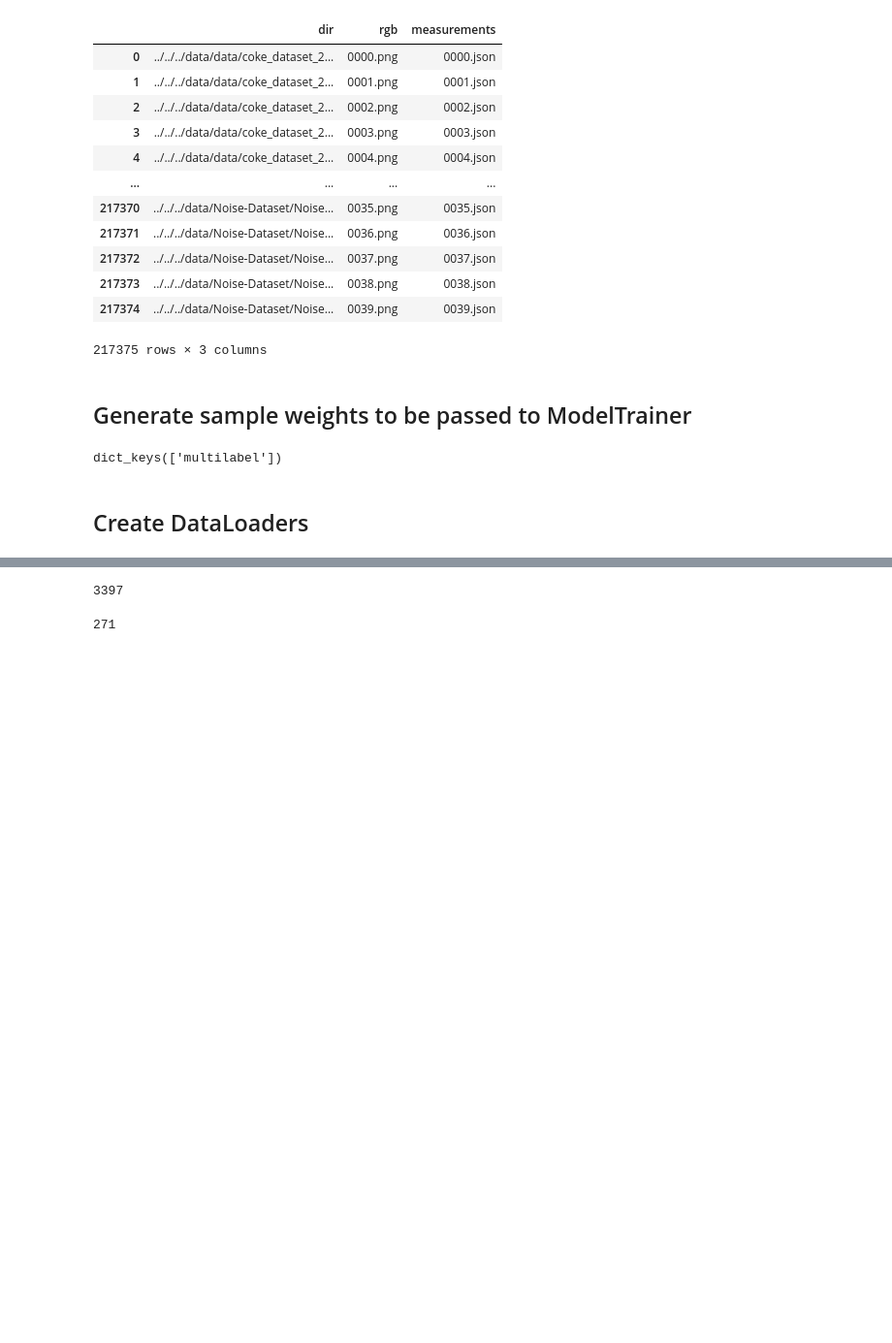
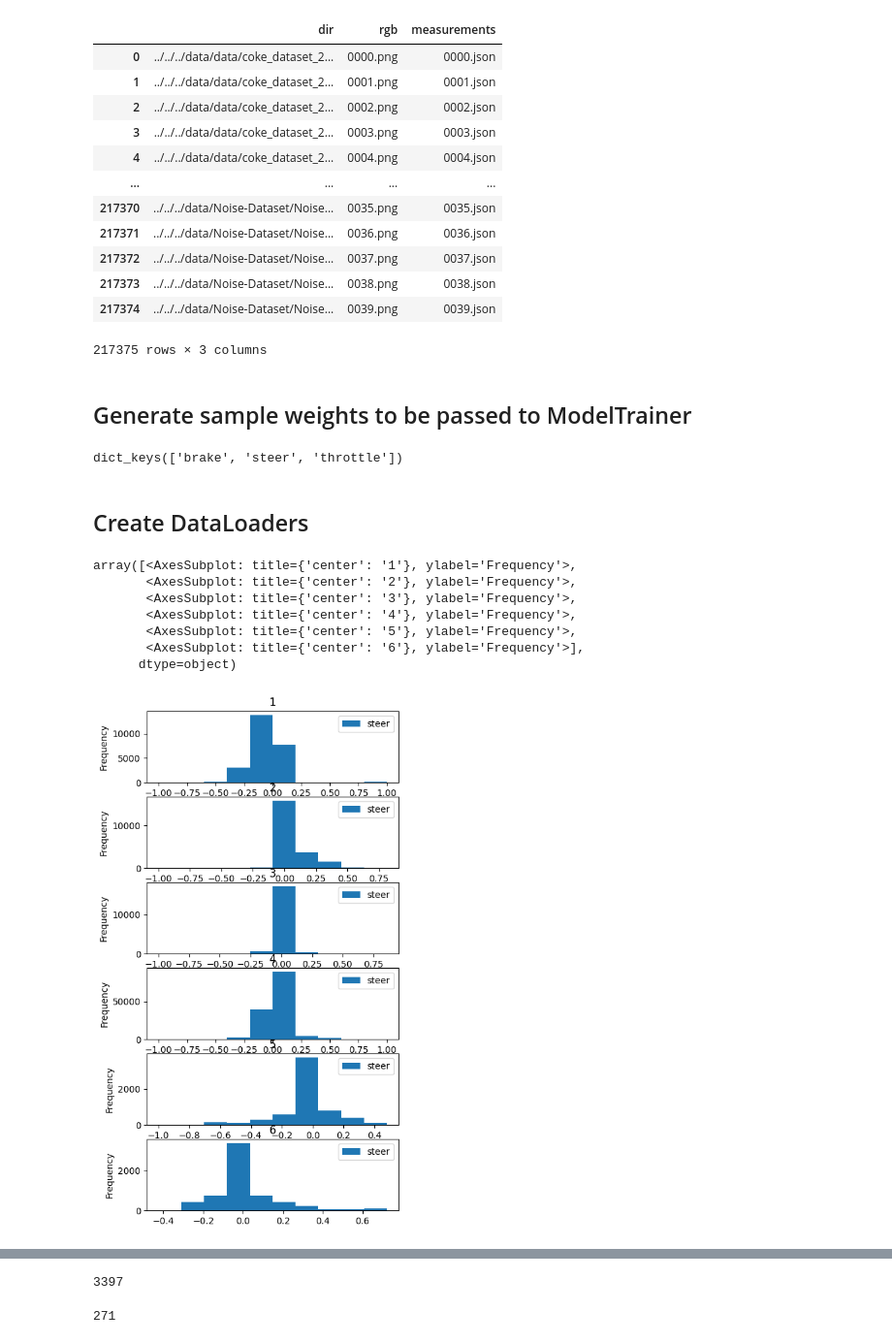
Before and after one commit to moritzwassmer/APPRAS_e2e_imitation, a Jupyter notebook: models/resnet_baseline/notebooks/run_model_trainer.ipynb, the cells around one changed output, grey strips where cells are left out. Shown at 97% size. Saved outputs shown, nothing was run; the diff lists cells and outputs as text; code cells hidden in the pictures; blank space fills up the shorter version.

```diff
--- a/models/resnet_baseline/notebooks/run_model_trainer.ipynb
+++ b/models/resnet_baseline/notebooks/run_model_trainer.ipynb
@@ -102,8 +102,8 @@ def load_sample_weights():
 sample_weights = None
 if use_balance_by_loss_weighting or use_balance_by_over_under_sampling:
     # Dictionary that saves all weights to all y variables
-    sample_weights = get_sample_weights_of_dataset(dataset_train, num_bins=10, multilabel_option=use_balance_by_over_under_sampling)
+    sample_weights = get_sample_weights_of_dataset(dataset_train, num_bins=10, multilabel_option=False) # TODO: Hacky False to try prob balacing only on steer
     # sample_weights = load_sample_weights()
     print(sample_weights.keys())
 # %% [output]
-dict_keys(['multilabel'])
+dict_keys(['brake', 'steer', 'throttle'])
@@ -112,4 +115,15 @@ dict_keys(['multilabel'])
 # %%
 df_meas_train = measurements_to_df(df_meta_data_train)
 df_meas_train["probs"] = sample_weights["multilabel"]
+# %%
+df_meas_train[["command", "steer"]].plot.hist(by="command", bins=10, figsize=(5, 10))
+# %% [output]
+array([<AxesSubplot: title={'center': '1'}, ylabel='Frequency'>,
+       <AxesSubplot: title={'center': '2'}, ylabel='Frequency'>,
+       <AxesSubplot: title={'center': '3'}, ylabel='Frequency'>,
+       <AxesSubplot: title={'center': '4'}, ylabel='Frequency'>,
+       <AxesSubplot: title={'center': '5'}, ylabel='Frequency'>,
+       <AxesSubplot: title={'center': '6'}, ylabel='Frequency'>],
+      dtype=object)
+[figure, added]
 # %%
```
Also changed, not shown: parts of 6 cells of this notebook.
